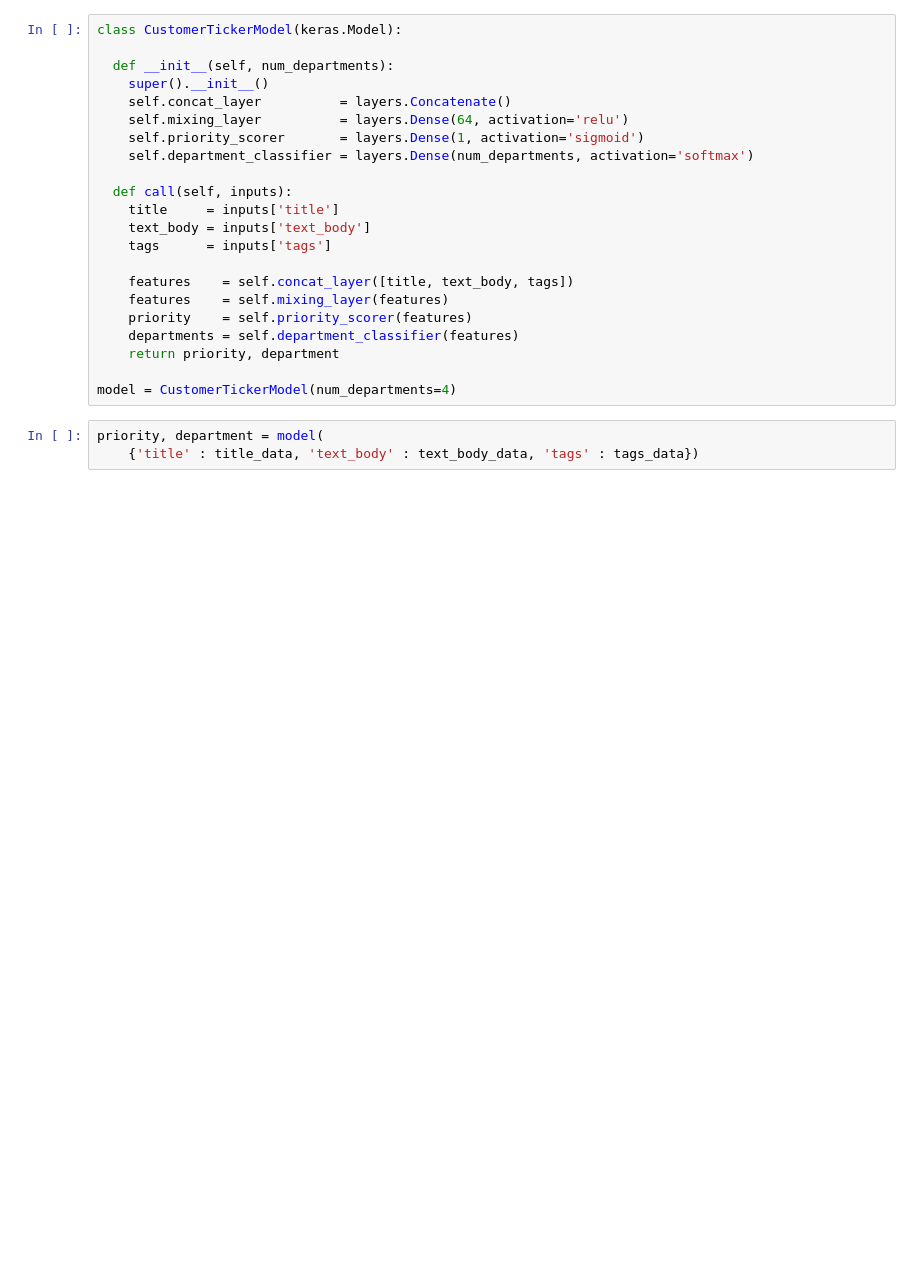
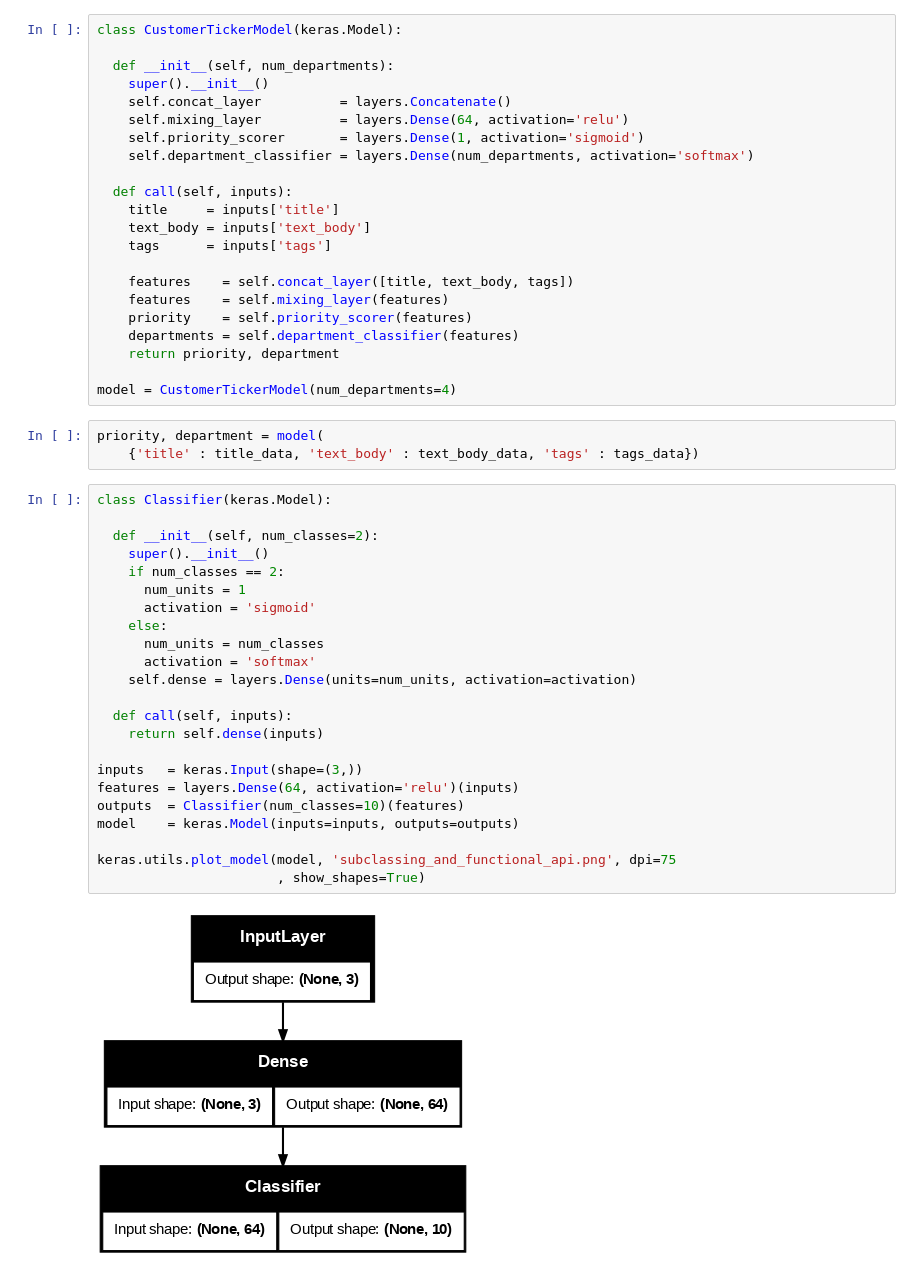
Before and after one commit to Lennykiruthu/my-deep-learning-with-python, a Jupyter notebook: Deep_dive_into_Keras.ipynb, the cells around one changed output. Cells and saved outputs as stored; diff of their text form; blank space fills up the shorter version.

```diff
--- a/Deep_dive_into_Keras.ipynb
+++ b/Deep_dive_into_Keras.ipynb
@@ -196,3 +197,28 @@ model = CustomerTickerModel(num_departments=4)
 # %%
 priority, department = model(
     {'title' : title_data, 'text_body' : text_body_data, 'tags' : tags_data})
+# %%
+class Classifier(keras.Model):
+
+  def __init__(self, num_classes=2):
+    super().__init__()
+    if num_classes == 2:
+      num_units = 1
+      activation = 'sigmoid'
+    else:
+      num_units = num_classes
+      activation = 'softmax'
+    self.dense = layers.Dense(units=num_units, activation=activation)
+
+  def call(self, inputs):
+    return self.dense(inputs)
+
+inputs   = keras.Input(shape=(3,))
+features = layers.Dense(64, activation='relu')(inputs)
+outputs  = Classifier(num_classes=10)(features)
+model    = keras.Model(inputs=inputs, outputs=outputs)
+
+keras.utils.plot_model(model, 'subclassing_and_functional_api.png', dpi=75
+                       , show_shapes=True)
+# %% [output]
+[figure, added]
```
Also changed, not shown: parts of 9 cells of this notebook.
